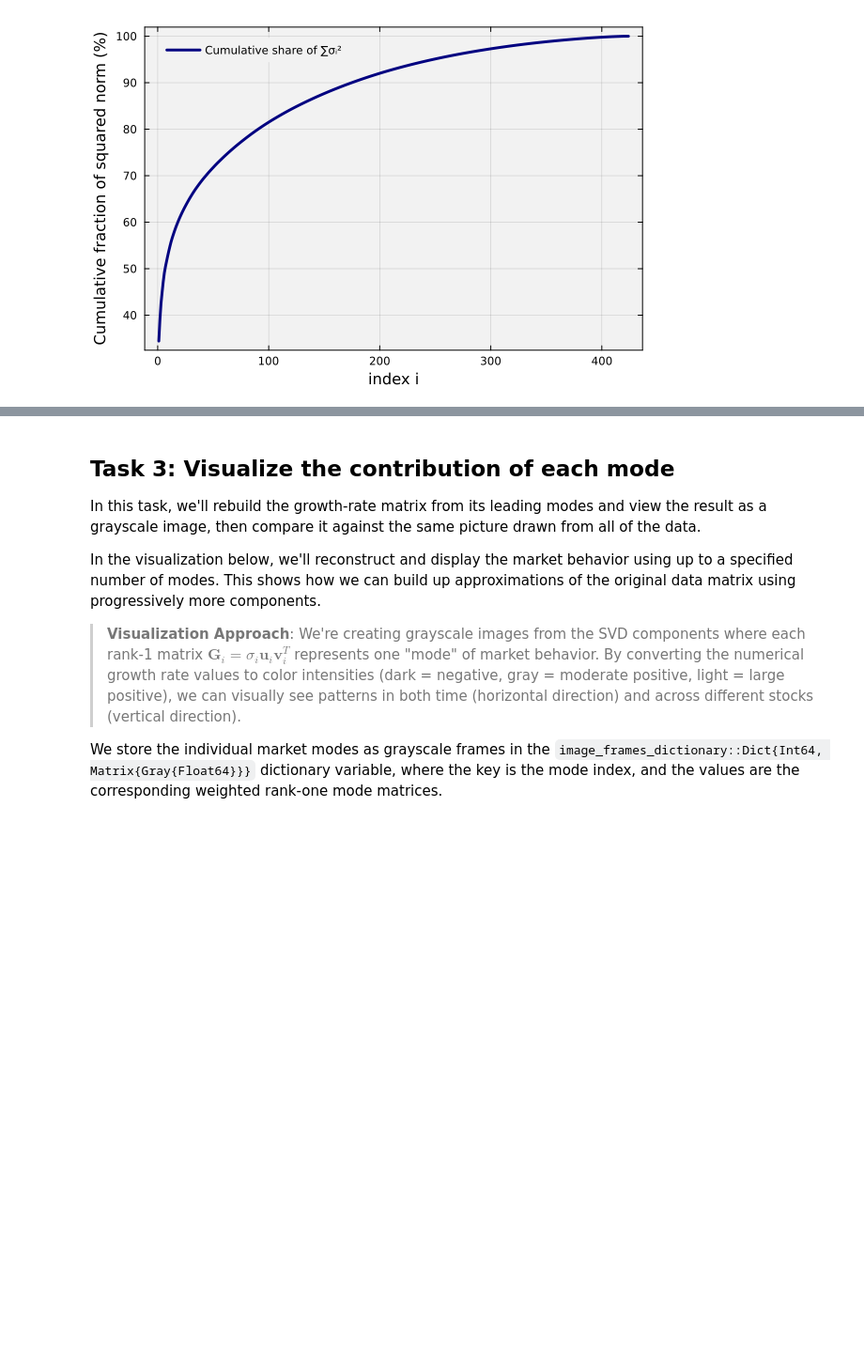
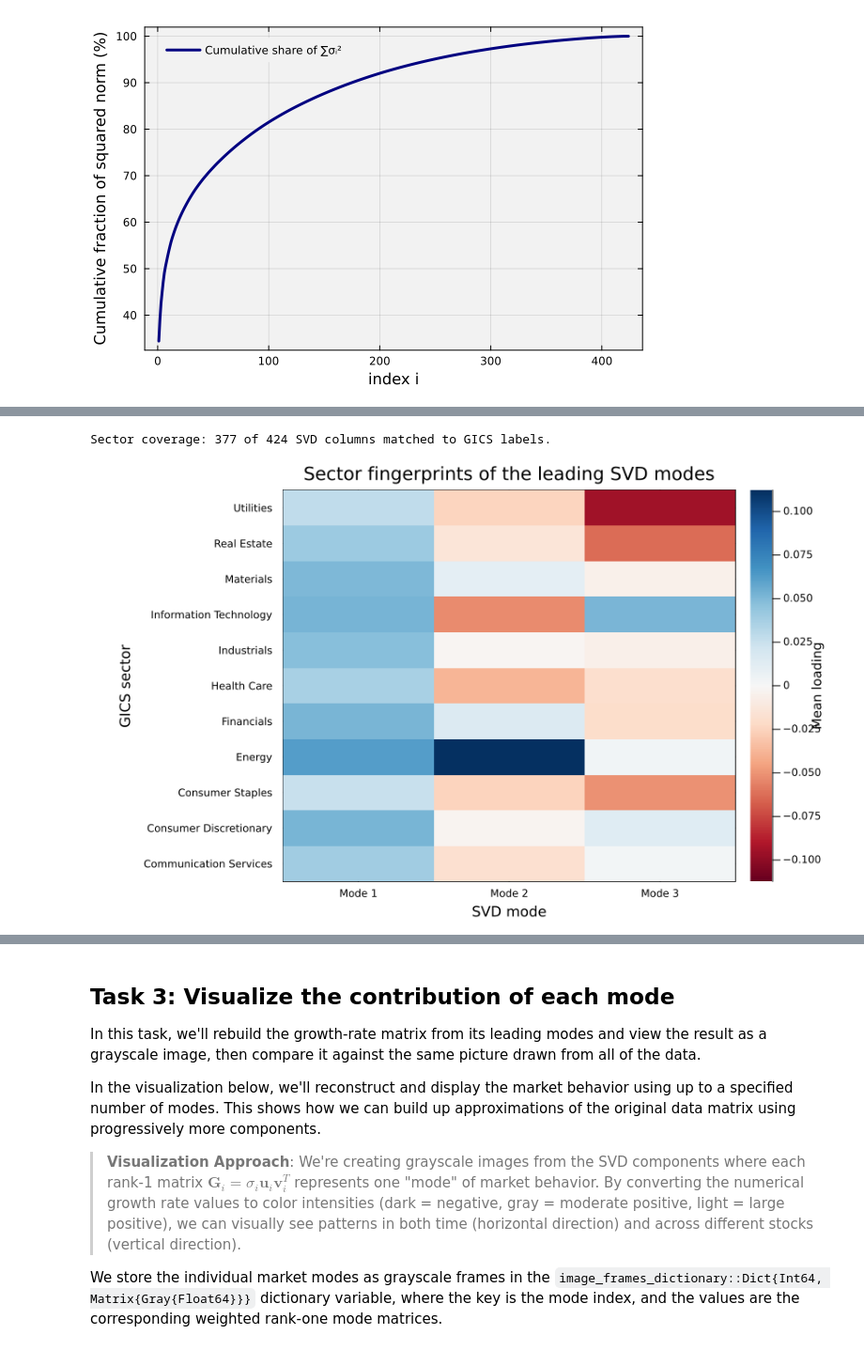
Before and after one commit to varnerlab/CHEME-5660-CourseRepository-Fall-2026, a Jupyter notebook: lectures/week-3/L3a/CHEME-5660-L3a-SVD-SP500-Example-Fall-2026.ipynb, the cells around one changed output, grey strips where cells are left out. Shown at 94% size. Drawn from its saved outputs; the diff is of its cells as text; code cells hidden in the pictures; blank space fills up the shorter version.

```diff
--- a/lectures/week-3/L3a/CHEME-5660-L3a-SVD-SP500-Example-Fall-2026.ipynb
+++ b/lectures/week-3/L3a/CHEME-5660-L3a-SVD-SP500-Example-Fall-2026.ipynb
@@ -236,0 +242,56 @@ ___
+# %%
+let
+
+    # Initialize -
+    number_of_modes_to_compare = 3;
+    oriented_loadings = copy(V[:, 1:number_of_modes_to_compare]);
+
+    # Orient each mode by the sign of its largest absolute firm loading.
+    for mode_index in axes(oriented_loadings, 2)
+        anchor_index = argmax(abs.(oriented_loadings[:, mode_index]));
+        if oriented_loadings[anchor_index, mode_index] < 0
+            oriented_loadings[:, mode_index] .*= -1;
+        end
+    end
+
+    # Match firm loadings to the bundled GICS sector snapshot.
+    loading_data = DataFrame(:Symbol => list_of_tickers);
+    for mode_index in axes(oriented_loadings, 2)
+        loading_data[!, Symbol("Mode $(mode_index)")] = oriented_loadings[:, mode_index];
+    end
+    sector_data = select(MySP500SectorDataSet(), :Symbol, Symbol("GICS Sector"));
+    matched_loadings = innerjoin(loading_data, sector_data; on=:Symbol);
+    println("Sector coverage: $(nrow(matched_loadings)) of $(nrow(loading_data)) SVD columns matched to GICS labels.");
+
+    # Average the aligned firm loadings within each sector.
+    sector_loading_summary = combine(groupby(matched_loadings, Symbol("GICS Sector"))) do frame
+        (; [Symbol("Mode $(mode_index)") => mean(frame[!, Symbol("Mode $(mode_index)")])
+            for mode_index in axes(oriented_loadings, 2)]...)
+    end;
+    sort!(sector_loading_summary, Symbol("GICS Sector"));
+
+    # Display the sector fingerprints on one common diverging color scale.
+    sector_names = sector_loading_summary[!, Symbol("GICS Sector")];
+    loading_matrix = Matrix(sector_loading_summary[:, Not(Symbol("GICS Sector"))]);
+    loading_limit = maximum(abs, loading_matrix);
+    heatmap(
+        1:number_of_modes_to_compare,
+        sector_names,
+        loading_matrix;
+        color=:RdBu,
+        clims=(-loading_limit, loading_limit),
+        colorbar_title="Mean loading",
+        xticks=(1:number_of_modes_to_compare, ["Mode $(i)" for i in 1:number_of_modes_to_compare]),
+        xlabel="SVD mode",
+        ylabel="GICS sector",
+        title="Sector fingerprints of the leading SVD modes",
+        background_color=:white,
+        background_color_outside=:white,
+        framestyle=:box,
+        left_margin=10Plots.mm,
+        size=(850, 520),
+    )
+end
+# %% [output]
+Sector coverage: 377 of 424 SVD columns matched to GICS labels.
+[figure, added]
```
Also changed, not shown: parts of 7 cells of this notebook, 9 other files.
